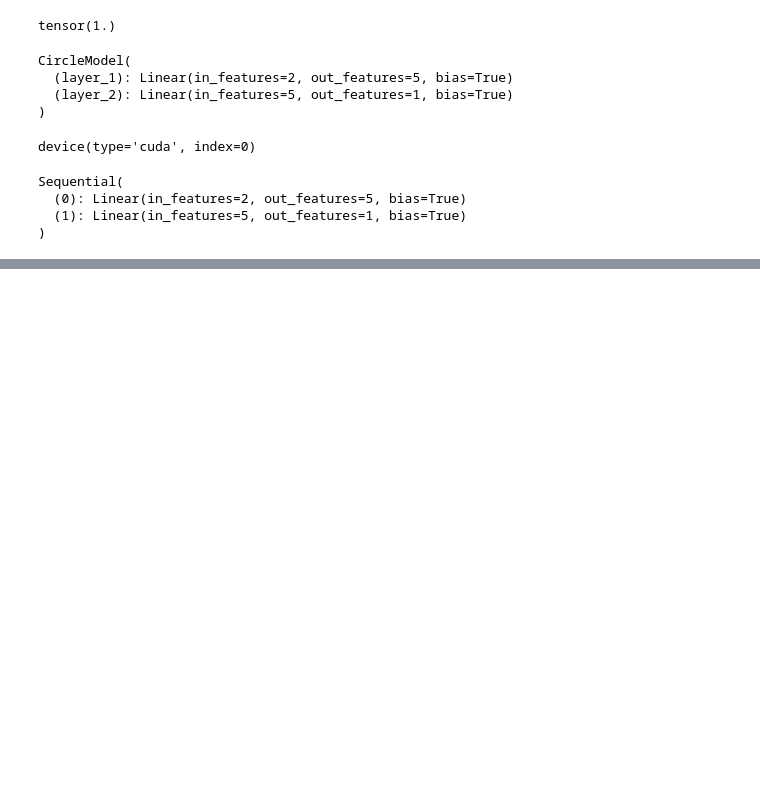
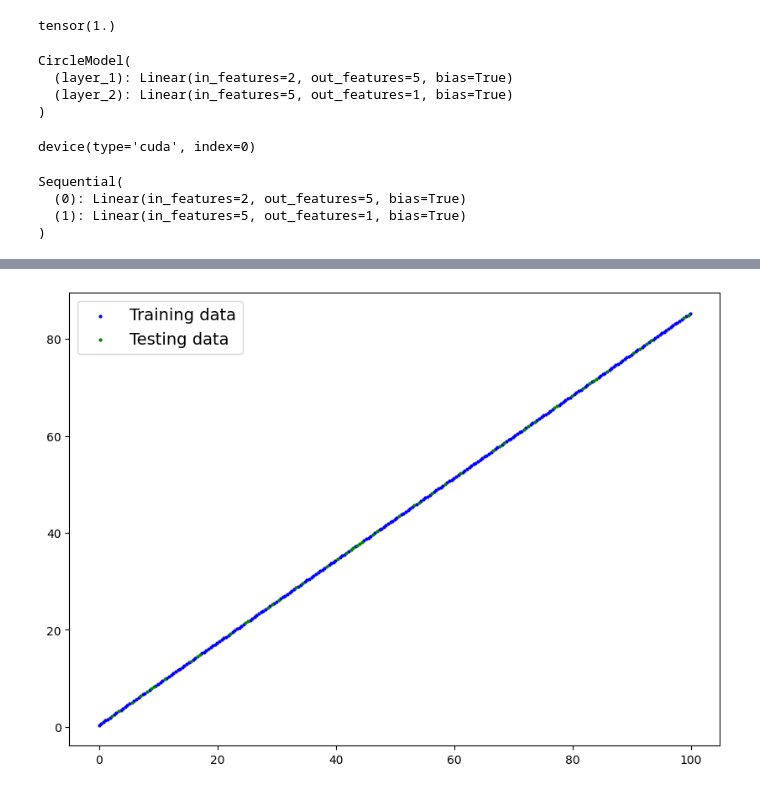
Before and after one commit to Shadoww002/DeepLearning-PyTorch, a Jupyter notebook: Chapter 2 – Neural Network Classification/Neural_Network_Classification.ipynb, the cells around one changed output, grey strips where cells are left out. Cells and saved outputs as stored; diff of their text form; code cells hidden in the pictures; blank space fills up the shorter version.

```diff
--- a/Chapter 2 – Neural Network Classification/Neural_Network_Classification.ipynb
+++ b/Chapter 2 – Neural Network Classification/Neural_Network_Classification.ipynb
@@ -178,0 +476,10 @@ OrderedDict([('0.weight',
+# %%
+## Using The Above Model For the Linear Data Predictions
+torch.manual_seed(42)
+#creation the data
+sample_size = 100
+bias = 0.35
+weight = 0.85
+
+X = torch.Tensor(torch.arange(0 , sample_size , 0.37))
+y = X*weight + bias
@@ -178,0 +502,7 @@ OrderedDict([('0.weight',
+# %%
+plot_predictions(train_data=X_train,
+                 train_labels = y_train,
+                 test_data = X_test,
+                 test_labels = y_test)
+# %% [output]
+[figure, added]
```
Also changed, not shown: parts of 22 cells of this notebook.
